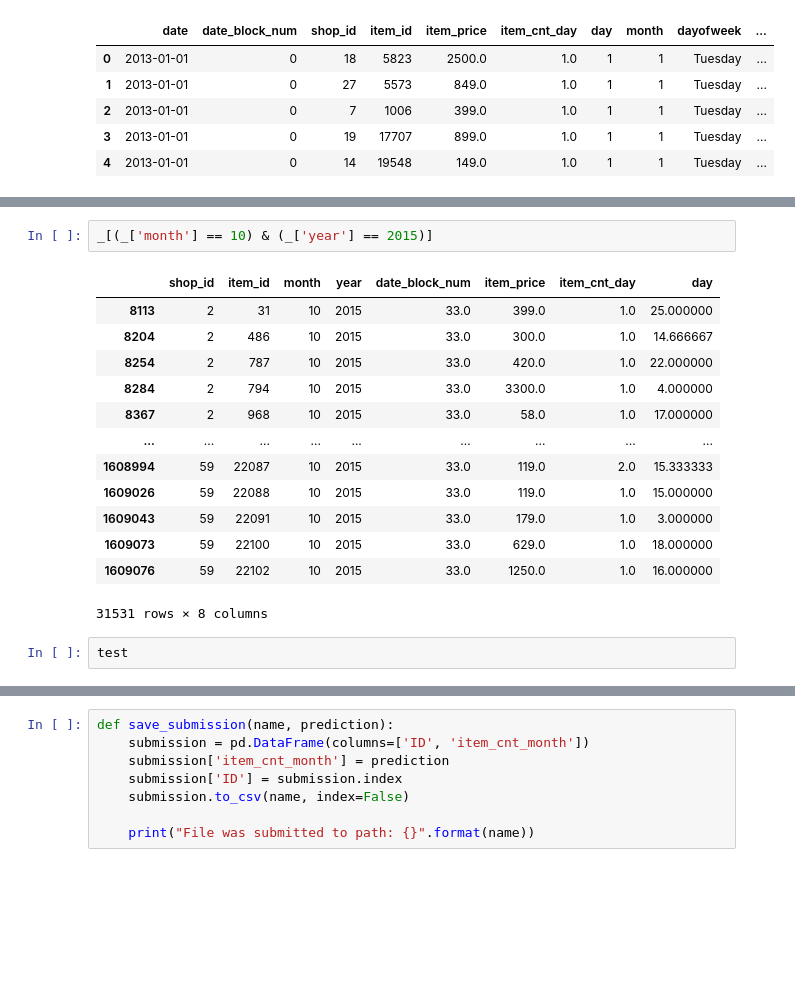
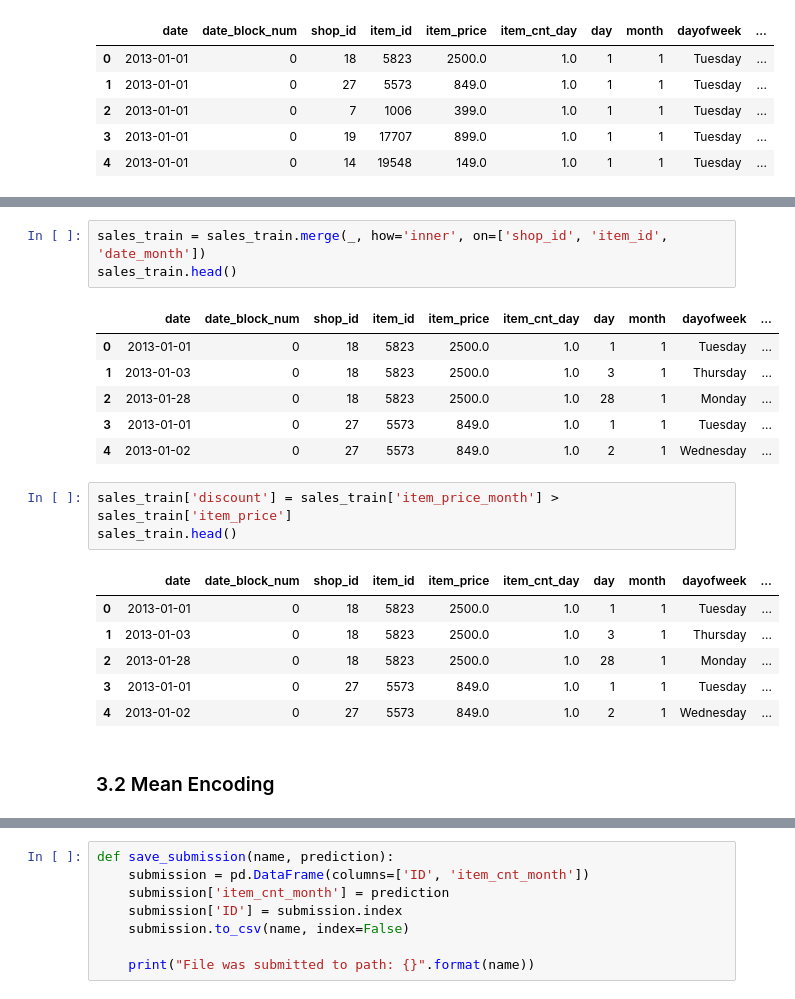
Before and after one commit to MAGLeb/current_practice, a Jupyter notebook: coursera/how_to_win_ds_competition/final_project.ipynb, the cells around one changed output, grey strips where cells are left out. Drawn from its saved outputs; the diff is of its cells as text; blank space fills up the shorter version.

```diff
--- a/coursera/how_to_win_ds_competition/final_project.ipynb
+++ b/coursera/how_to_win_ds_competition/final_project.ipynb
@@ -271,18 +256,22 @@ _
-# %%
-_[(_['month'] == 10) & (_['year'] == 2015)]
-# %% [output]
-|  | shop_id | item_id | month | year | date_block_num | item_price | item_cnt_day | day |
-| 8113 | 2 | 31 | 10 | 2015 | 33.0 | 399.0 | 1.0 | 25.000000 |
-| 8204 | 2 | 486 | 10 | 2015 | 33.0 | 300.0 | 1.0 | 14.666667 |
-| 8254 | 2 | 787 | 10 | 2015 | 33.0 | 420.0 | 1.0 | 22.000000 |
-| 8284 | 2 | 794 | 10 | 2015 | 33.0 | 3300.0 | 1.0 | 4.000000 |
-| 8367 | 2 | 968 | 10 | 2015 | 33.0 | 58.0 | 1.0 | 17.000000 |
-| ... | ... | ... | ... | ... | ... | ... | ... | ... |
-| 1608994 | 59 | 22087 | 10 | 2015 | 33.0 | 119.0 | 2.0 | 15.333333 |
-| 1609026 | 59 | 22088 | 10 | 2015 | 33.0 | 119.0 | 1.0 | 15.000000 |
-| 1609043 | 59 | 22091 | 10 | 2015 | 33.0 | 179.0 | 1.0 | 3.000000 |
-| 1609073 | 59 | 22100 | 10 | 2015 | 33.0 | 629.0 | 1.0 | 18.000000 |
-| 1609076 | 59 | 22102 | 10 | 2015 | 33.0 | 1250.0 | 1.0 | 16.000000 |
-31531 rows × 8 columns
-# %%
-test
+# %%
+sales_train = sales_train.merge(_, how='inner', on=['shop_id', 'item_id', 'date_month'])
+sales_train.head()
+# %% [output]
+|  | date | date_block_num | shop_id | item_id | item_price | item_cnt_day | day | month | dayofweek | ... |
+| 0 | 2013-01-01 | 0 | 18 | 5823 | 2500.0 | 1.0 | 1 | 1 | Tuesday | ... |
+| 1 | 2013-01-03 | 0 | 18 | 5823 | 2500.0 | 1.0 | 3 | 1 | Thursday | ... |
+| 2 | 2013-01-28 | 0 | 18 | 5823 | 2500.0 | 1.0 | 28 | 1 | Monday | ... |
+| 3 | 2013-01-01 | 0 | 27 | 5573 | 849.0 | 1.0 | 1 | 1 | Tuesday | ... |
+| 4 | 2013-01-02 | 0 | 27 | 5573 | 849.0 | 1.0 | 2 | 1 | Wednesday | ... |
+# %%
+sales_train['discount'] = sales_train['item_price_month'] > sales_train['item_price']
+sales_train.head()
+# %% [output]
+|  | date | date_block_num | shop_id | item_id | item_price | item_cnt_day | day | month | dayofweek | ... |
+| 0 | 2013-01-01 | 0 | 18 | 5823 | 2500.0 | 1.0 | 1 | 1 | Tuesday | ... |
+| 1 | 2013-01-03 | 0 | 18 | 5823 | 2500.0 | 1.0 | 3 | 1 | Thursday | ... |
+| 2 | 2013-01-28 | 0 | 18 | 5823 | 2500.0 | 1.0 | 28 | 1 | Monday | ... |
+| 3 | 2013-01-01 | 0 | 27 | 5573 | 849.0 | 1.0 | 1 | 1 | Tuesday | ... |
+| 4 | 2013-01-02 | 0 | 27 | 5573 | 849.0 | 1.0 | 2 | 1 | Wednesday | ... |
+# %% [markdown]
+### 3.2 Mean Encoding
```
Also changed, not shown: parts of 38 cells of this notebook.
